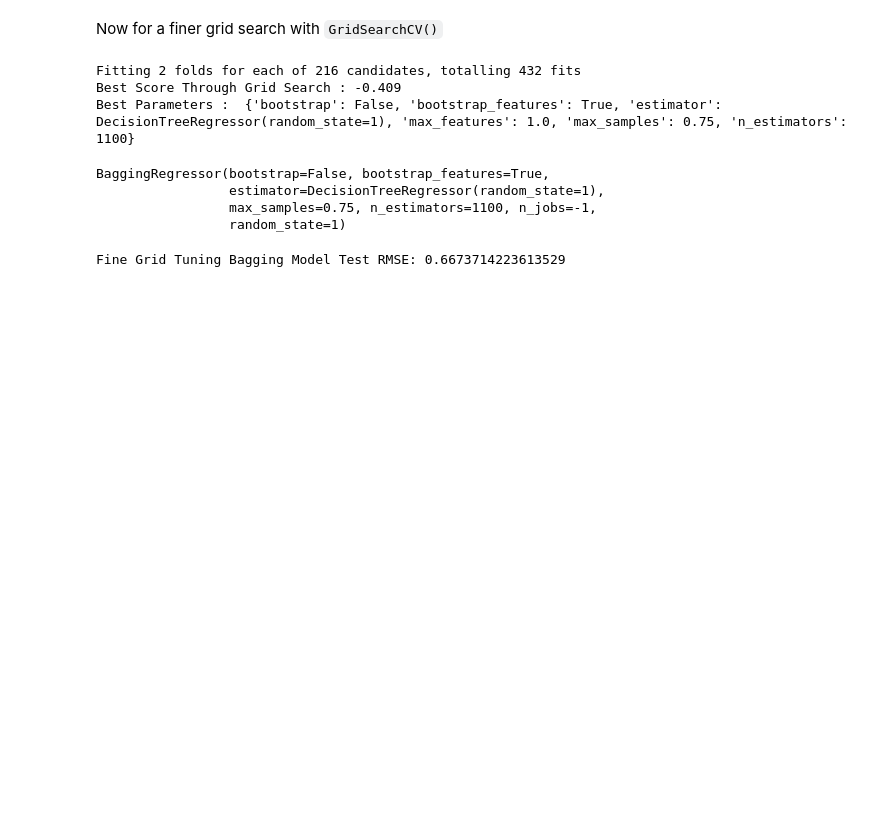
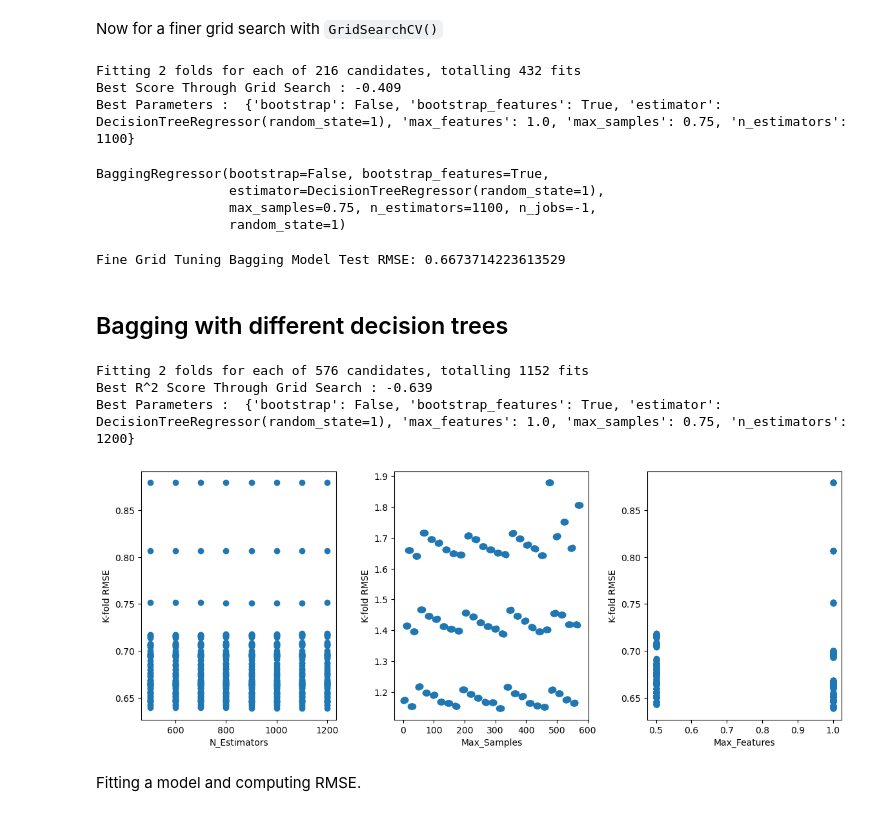
Before and after one commit to notlilawells/Saturn-303-3, a Jupyter notebook: bagging-model.ipynb, the cells around one changed output. Saved outputs shown, nothing was run; the diff lists cells and outputs as text; code cells hidden in the pictures; blank space fills up the shorter version.

```diff
--- a/bagging-model.ipynb
+++ b/bagging-model.ipynb
@@ -222,3 +222,60 @@ rounded_pred_opt = [round(p) for p in pred_opt]
 print("Fine Grid Tuning Bagging Model Test RMSE:", np.sqrt(mean_squared_error(y_test, rounded_pred_opt)))
 # %% [output]
 Fine Grid Tuning Bagging Model Test RMSE: 0.6673714223613529
+# %% [markdown]
+## Bagging with different decision trees
+# %%
+import warnings
+warnings.filterwarnings("ignore")
+warnings.simplefilter(action='ignore', category = FutureWarning)
+
+# Optimizing hyperparameters
+n_samples = X_train.shape[0]
+n_features = X_train.shape[1]
+
+params = {'estimator': [DecisionTreeRegressor(random_state = 1),
+                        DecisionTreeRegressor(random_state = 1, max_depth = 6), # Optimal max_depth in Kaitlyn's search
+                        DecisionTreeRegressor(random_state = 1, max_depth = 10)], # Another value from Kaitlyn's search
+          'n_estimators': range(500, 1300, 100),
+          'max_samples': [0.5, 0.75, 1.0],
+          'max_features': [0.5, 1.0],
+          'bootstrap': [True, False],
+          'bootstrap_features': [True, False]}
+
+cv = KFold(n_splits = 2, shuffle = True, random_state = 1)
+
+bagging_grid = GridSearchCV(BaggingRegressor(random_state = 1, n_jobs = -1),
+                            param_grid = params,
+                            cv = cv,
+                            scoring = "neg_root_mean_squared_error",
+                            n_jobs = -1,
+                            verbose = 1)
+
+
+bagging_grid.fit(X_train, y_train.values.ravel())
+
+print('Best R^2 Score Through Grid Search : %.3f'%bagging_grid.best_score_)
+print('Best Parameters : ', bagging_grid.best_params_)
+# %% [output]
+Fitting 2 folds for each of 576 candidates, totalling 1152 fits
+Best R^2 Score Through Grid Search : -0.639
+Best Parameters :  {'bootstrap': False, 'bootstrap_features': True, 'estimator': DecisionTreeRegressor(random_state=1), 'max_features': 1.0, 'max_samples': 0.75, 'n_estimators': 1200}
+# %%
+# Plotting results
+cv_results = pd.DataFrame(bagging_grid.cv_results_)
+fig, axes = plt.subplots(1,3,figsize=(14,5))
+
+plt.subplots_adjust(wspace= 0.3)
+axes[0].plot(cv_results.param_n_estimators, -cv_results.mean_test_score, 'o')
+axes[0].set_xlabel('N_Estimators')
+axes[0].set_ylabel('K-fold RMSE')
+axes[1].plot(cv_results.param_max_samples -cv_results.mean_test_score, 'o')
+axes[1].set_xlabel('Max_Samples')
+axes[1].set_ylabel('K-fold RMSE');
+axes[2].plot(cv_results.param_max_features, -cv_results.mean_test_score, 'o')
+axes[2].set_xlabel('Max_Features')
+axes[2].set_ylabel('K-fold RMSE');
+# %% [output]
+[figure, added]
+# %% [markdown]
+Fitting a model and computing RMSE.
```
